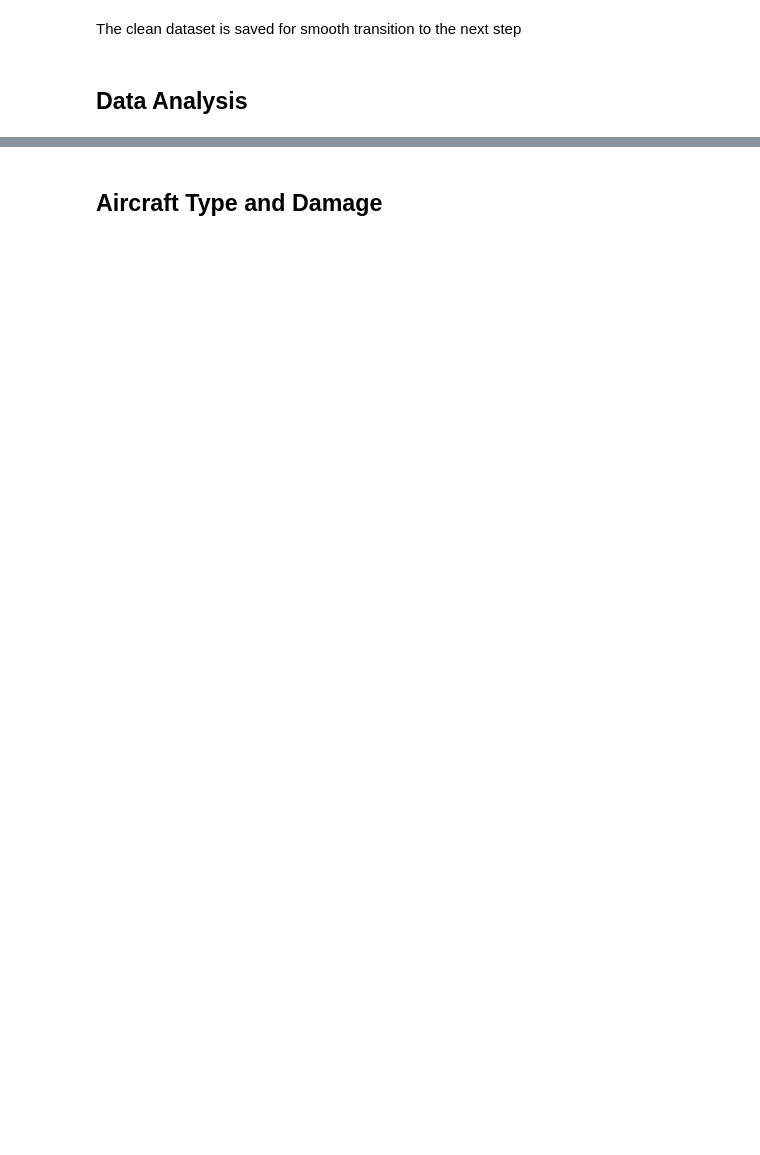
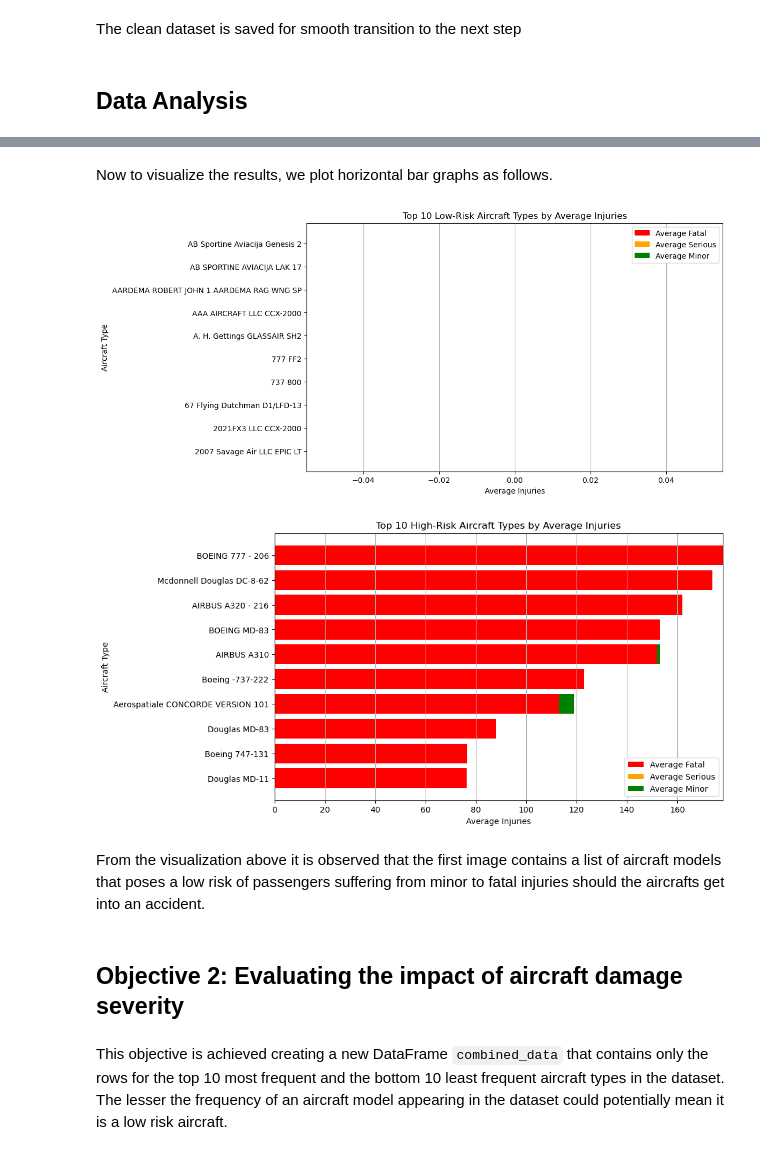
Before and after one commit to NgureGlo/Aviation_Project, a Jupyter notebook: aircraft_risk_analysis.ipynb, the cells around one changed output, grey strips where cells are left out. Drawn from its saved outputs; the diff is of its cells as text; code cells hidden in the pictures; blank space fills up the shorter version.

```diff
--- a/aircraft_risk_analysis.ipynb
+++ b/aircraft_risk_analysis.ipynb
@@ -376,22 +376,14 @@ avg_minor
 # %%
-# Group the data by aircraft type and calculate the mean for each type
+# Grouping the data by 'Aircraft.Type' and calculating the mean for each type of injury
 avg_fatal = aviation_data_clean.groupby('Aircraft.Type')['Total.Fatal.Injuries'].mean()
 avg_serious = aviation_data_clean.groupby('Aircraft.Type')['Total.Serious.Injuries'].mean()
 avg_minor = aviation_data_clean.groupby('Aircraft.Type')['Total.Minor.Injuries'].mean()
 
-# Combine the averages into a single DataFrame
-avg_injuries = pd.DataFrame({
-    'Average Fatal': avg_fatal,
-    'Average Serious': avg_serious,
-    'Average Minor': avg_minor
-}).reset_index()
+# Combining the averages into a single DataFrame
+avg_injuries = pd.DataFrame({'Average Fatal': avg_fatal, 'Average Serious': avg_serious, 'Average Minor': avg_minor}).reset_index()
 
-# Sorting the DataFrame by 'Average Fatal'
+# Sorting the DataFrame in ascending order
 avg_injuries_sorted = avg_injuries.sort_values(by=['Average Fatal', 'Average Serious', 'Average Minor'])
 
-# Filter out rows with non-negative average injuries
+# Filtering out rows with non-negative average injuries
 avg_injuries_sorted_non_negative = avg_injuries_sorted[(avg_injuries_sorted[['Average Fatal', 'Average Serious', 'Average Minor']] >= 0).all(axis=1)]
-
-# Select 10 from the top and 10 from the bottom
-top_10_injuries = avg_injuries_sorted_non_negative.head(10)
-top_10_injuries
@@ -401,27 +423,36 @@ bottom_10_injuries
+# %% [markdown]
+Now to visualize the results, we plot horizontal bar graphs as follows.
 # %%
 # Plot top 10
 plt.figure(figsize=(10, 6))
 plt.barh(top_10_injuries['Aircraft.Type'], top_10_injuries['Average Fatal'], color='red', label='Average Fatal')
 plt.barh(top_10_injuries['Aircraft.Type'], top_10_injuries['Average Serious'], left=top_10_injuries['Average Fatal'], color='orange', label='Average Serious')
 plt.barh(top_10_injuries['Aircraft.Type'], top_10_injuries['Average Minor'], left=top_10_injuries['Average Fatal'] + top_10_injuries['Average Serious'], color='green', label='Average Minor')
 plt.xlabel('Average Injuries')
 plt.ylabel('Aircraft Type')
-plt.title('Top 10 Aircraft Types by Average Injuries')
+plt.title('Top 10 Low-Risk Aircraft Types by Average Injuries')
 plt.legend()
 plt.grid(axis='x')
 plt.show()
 
 # Plot bottom 10
 plt.figure(figsize=(10, 6))
 plt.barh(bottom_10_injuries['Aircraft.Type'], bottom_10_injuries['Average Fatal'], color='red', label='Average Fatal')
 plt.barh(bottom_10_injuries['Aircraft.Type'], bottom_10_injuries['Average Serious'], left=bottom_10_injuries['Average Fatal'], color='orange', label='Average Serious')
 plt.barh(bottom_10_injuries['Aircraft.Type'], bottom_10_injuries['Average Minor'], left=bottom_10_injuries['Average Fatal'] + bottom_10_injuries['Average Serious'], color='green', label='Average Minor')
 plt.xlabel('Average Injuries')
 plt.ylabel('Aircraft Type')
-plt.title('Bottom 10 Aircraft Types by Average Injuries')
+plt.title('Top 10 High-Risk Aircraft Types by Average Injuries')
 plt.legend()
 plt.grid(axis='x')
 plt.show()
+# %% [output]
+[figure, added]
+[figure, added]
+# %% [markdown]
+From the visualization above it is observed that the first image contains a list of aircraft models that poses a low risk of passengers suffering from minor to fatal injuries should the aircrafts get into an accident.
 # %% [markdown]
-## Aircraft Type and Damage
+## Objective 2: Evaluating the impact of aircraft damage severity
+# %% [markdown]
+This objective is achieved creating a new DataFrame `combined_data` that contains only the rows for the top 10 most frequent and the bottom 10 least frequent aircraft types in the dataset. The lesser the frequency of an aircraft model appearing in the dataset could potentially mean it is a low risk aircraft.
 # %%
```
Also changed, not shown: parts of 58 cells of this notebook.
